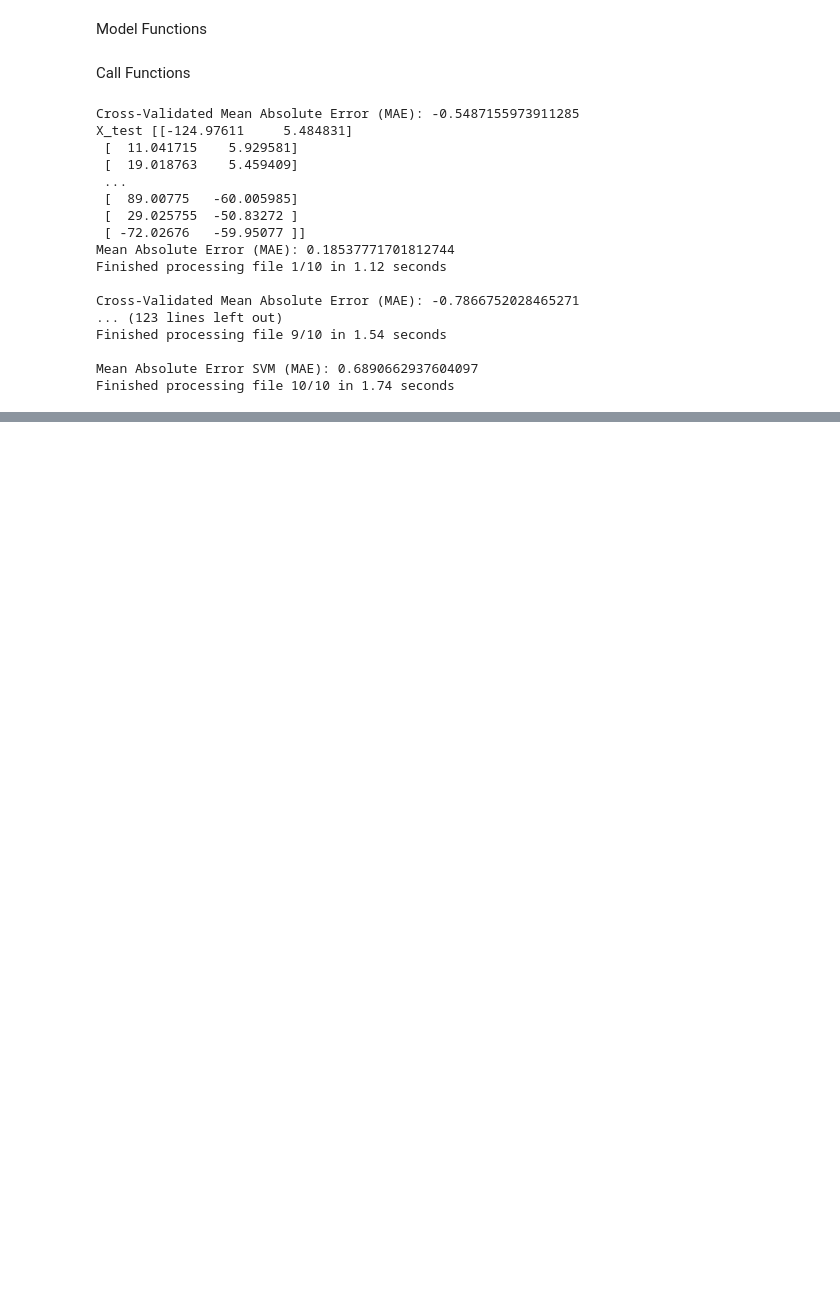
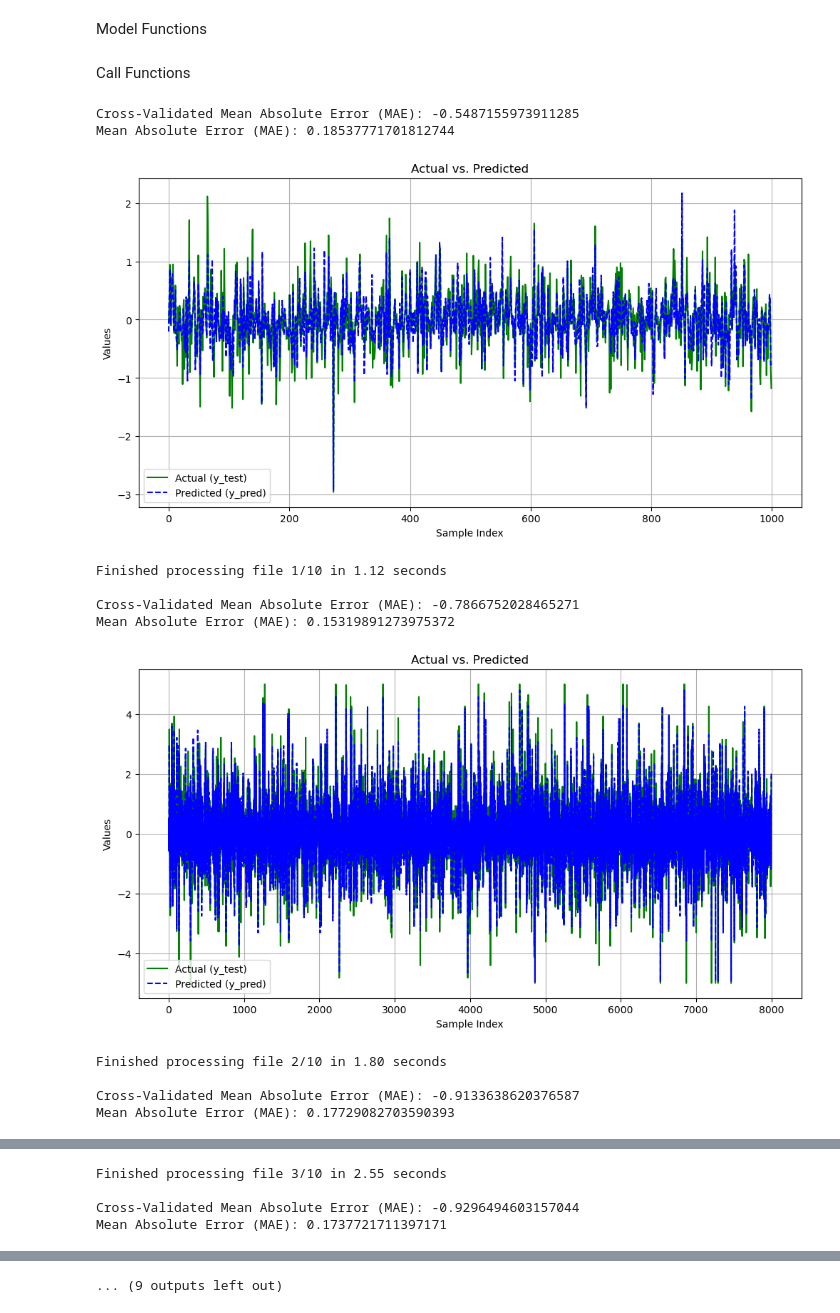
Before and after one commit to ereadnour/ml_final, a Jupyter notebook: data.ipynb, the cells around one changed output, grey strips where cells are left out. Cells and saved outputs as stored; diff of their text form; code cells hidden in the pictures; blank space fills up the shorter version.

```diff
--- a/data.ipynb
+++ b/data.ipynb
@@ -42,6 +42,7 @@ def preprocess_data(df, target_column='responder_6', n_components=0.95):
     # Apply PCA
     pca = PCA(n_components=n_components)
     X_pca = pca.fit_transform(X)
+    joblib.dump(pca, 'pca.pkl')
     return X_pca, y
 
 # Step 4: Anonymize
@@ -63,14 +64,19 @@ def select_features_by_importance(df, target_column='responder_6', threshold=0.0
     feature_importances = model.feature_importances_
     important_features = X.columns[feature_importances >= threshold]
 
+    # Save the selected features (excluding target column)
+    selected_features = list(important_features)
+    joblib.dump(selected_features, 'selected_features.pkl')  # Save the selected features
+
     # Filter the original DataFrame for these features
-    filtered_df = df.select(list(important_features) + [target_column])
+    filtered_df = df.select(selected_features + [target_column])
     return filtered_df
 # %% [markdown]
 Model Functions
 # %%
 # Step 5: Train Model
 from sklearn.model_selection import cross_val_score
+import matplotlib.pyplot as plt
 
 
 def train_XGB(X, y):
@@ -85,7 +91,7 @@ def train_XGB(X, y):
     y_pred = model.predict(X_test)
     mae = mean_absolute_error(y_test, y_pred)
     print(f"Mean Absolute Error (MAE): {mae}")
-    return model
+    return model , y_test, y_pred
 # %%
 from sklearn.svm import SVR
 from sklearn.linear_model import SGDRegressor
@@ -121,7 +127,16 @@ def pipeline(current_file_path, previous_file_path, columns_needed ,model, count
     X, y = preprocess_data(df, target_column='responder_6', n_components=0.95)
 
     if model =='XGB':
-        model = train_XGB(X, y)
+        model,y_test, y_pred = train_XGB(X, y)
+        plt.figure(figsize=(12, 6))
+        plt.plot(range(len(y_test)), y_test, label='Actual (y_test)', color='green')
+        plt.plot(range(len(y_pred)), y_pred, label='Predicted (y_pred)', color='blue', linestyle='--')
+        plt.xlabel("Sample Index")
+        plt.ylabel("Values")
+        plt.title("Actual vs. Predicted")
+        plt.legend()
+        plt.grid()
+        plt.show()
     elif model == 'SVM':
         model = train_SVM(X,y, 'SGD')
     else:
@@ -163,33 +178,29 @@ Call Functions
 # %%
 
 # Jupyter Notebook - File Paths
 file_paths = [
     f"/Users/nipace/Downloads/datas/train.parquet/partition_id={i}/part-0.parquet" for i in range(10)]
 
 # Train XGB with PCA via pipeline without storing all in memory
 previous_file_path = None
 for i, current_file_path in enumerate(file_paths):
     previous_file_path, model = pipeline(current_file_path, previous_file_path, columns_needed, 'XGB', i)
+joblib.dump(model, 'xgboost_model.pkl')
 
 # Train SVM with PCA via pipeline without storing all in memory
 previous_file_path = None
 for i, current_file_path in enumerate(file_paths):
     previous_file_path, model = pipeline(current_file_path, previous_file_path, columns_needed, 'SVM', i)
 # %% [output]
 Cross-Validated Mean Absolute Error (MAE): -0.5487155973911285
-X_test [[-124.97611     5.484831]
- [  11.041715    5.929581]
- [  19.018763    5.459409]
- ...
- [  89.00775   -60.005985]
- [  29.025755  -50.83272 ]
- [ -72.02676   -59.95077 ]]
 Mean Absolute Error (MAE): 0.18537771701812744
-Finished processing file 1/10 in 1.12 seconds
-
-Cross-Validated Mean Absolute Error (MAE): -0.7866752028465271
-... (123 lines left out)
-Finished processing file 9/10 in 1.54 seconds
-
-Mean Absolute Error SVM (MAE): 0.6890662937604097
-Finished processing file 10/10 in 1.74 seconds
+[figure, added]
+Finished processing file 1/10 in 1.12 seconds
+
+Cross-Validated Mean Absolute Error (MAE): -0.7866752028465271
+Mean Absolute Error (MAE): 0.15319891273975372
+[figure, added]
+Finished processing file 2/10 in 1.80 seconds
+
+Cross-Validated Mean Absolute Error (MAE): -0.9133638620376587
+Mean Absolute Error (MAE): 0.17729082703590393
@@ -195,0 +208,4 @@ Finished processing file 10/10 in 1.74 seconds
+Finished processing file 3/10 in 2.55 seconds
+
+Cross-Validated Mean Absolute Error (MAE): -0.9296494603157044
+Mean Absolute Error (MAE): 0.1737721711397171
@@ -195,0 +223 @@ Finished processing file 10/10 in 1.74 seconds
+... (9 outputs left out)
```
Also changed, not shown: parts of 2 cells of this notebook, 5 other files.
